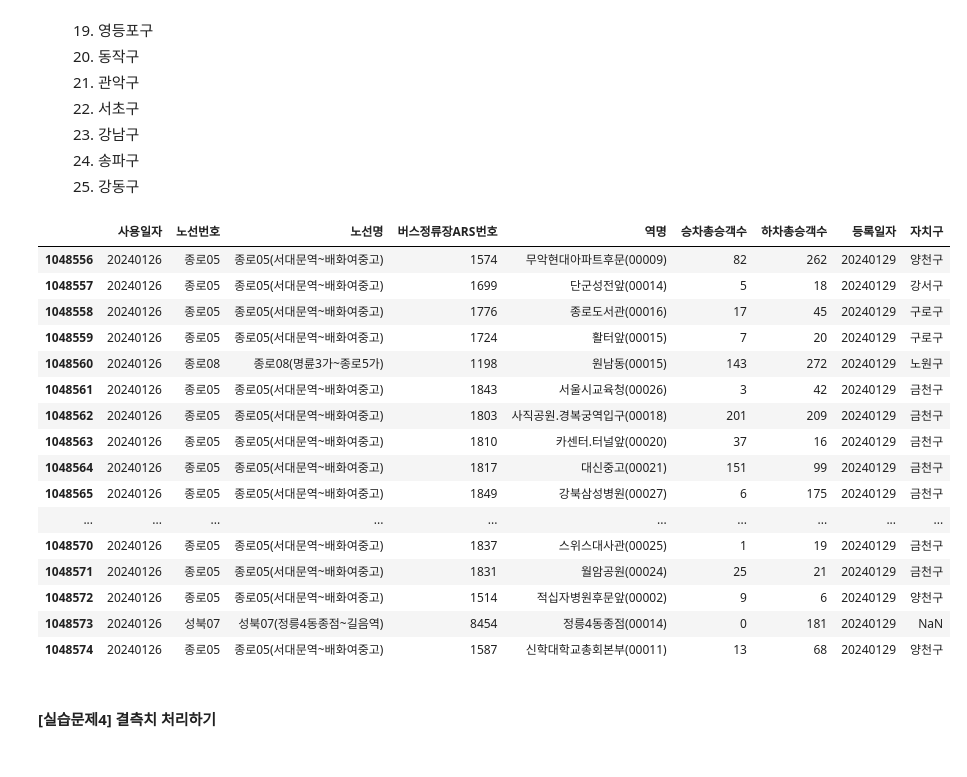
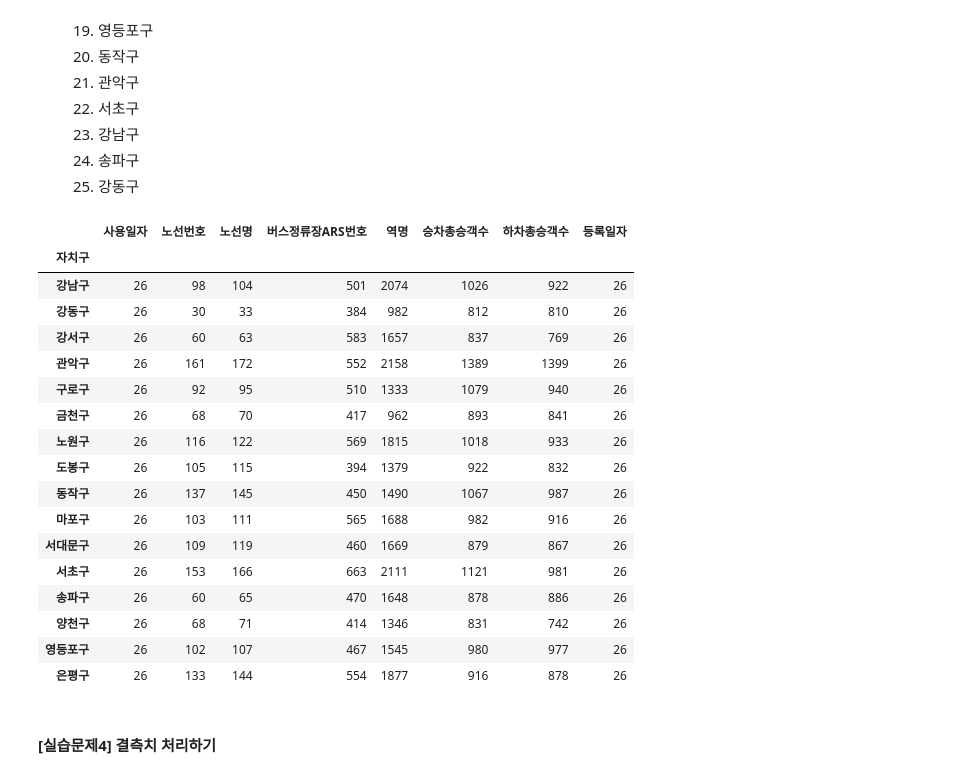
Before and after one commit to hon3538/KT_AIVLE, a Jupyter notebook: 프로젝트/미니 프로젝트 1차/미션1.1 구별 버스정류장 분석_에이블러용.ipynb, the cells around one changed output. Saved outputs shown, nothing was run; the diff lists cells and outputs as text; code cells hidden in the pictures.

```diff
--- a/프로젝트/미니 프로젝트 1차/미션1.1 구별 버스정류장 분석_에이블러용.ipynb
+++ b/프로젝트/미니 프로젝트 1차/미션1.1 구별 버스정류장 분석_에이블러용.ipynb
@@ -207,25 +199,27 @@ bus_station['자치구'] = bus_station['자치구'].map({
 # %%
 # 아래에 실습코드를 작성하고 결과를 확인합니다.
 # tail(10)
 bus_station.tail(19)
+bus_station.groupby('자치구').nunique()
 # %% [output]
-|  | 사용일자 | 노선번호 | 노선명 | 버스정류장ARS번호 | 역명 | 승차총승객수 | 하차총승객수 | 등록일자 | 자치구 |
-| 1048556 | 20240126 | 종로05 | 종로05(서대문역~배화여중고) | 1574 | 무악현대아파트후문(00009) | 82 | 262 | 20240129 | 양천구 |
-| 1048557 | 20240126 | 종로05 | 종로05(서대문역~배화여중고) | 1699 | 단군성전앞(00014) | 5 | 18 | 20240129 | 강서구 |
-| 1048558 | 20240126 | 종로05 | 종로05(서대문역~배화여중고) | 1776 | 종로도서관(00016) | 17 | 45 | 20240129 | 구로구 |
-| 1048559 | 20240126 | 종로05 | 종로05(서대문역~배화여중고) | 1724 | 활터앞(00015) | 7 | 20 | 20240129 | 구로구 |
-| 1048560 | 20240126 | 종로08 | 종로08(명륜3가~종로5가) | 1198 | 원남동(00015) | 143 | 272 | 20240129 | 노원구 |
-| 1048561 | 20240126 | 종로05 | 종로05(서대문역~배화여중고) | 1843 | 서울시교육청(00026) | 3 | 42 | 20240129 | 금천구 |
-| 1048562 | 20240126 | 종로05 | 종로05(서대문역~배화여중고) | 1803 | 사직공원.경복궁역입구(00018) | 201 | 209 | 20240129 | 금천구 |
-| 1048563 | 20240126 | 종로05 | 종로05(서대문역~배화여중고) | 1810 | 카센터.터널앞(00020) | 37 | 16 | 20240129 | 금천구 |
-| 1048564 | 20240126 | 종로05 | 종로05(서대문역~배화여중고) | 1817 | 대신중고(00021) | 151 | 99 | 20240129 | 금천구 |
-| 1048565 | 20240126 | 종로05 | 종로05(서대문역~배화여중고) | 1849 | 강북삼성병원(00027) | 6 | 175 | 20240129 | 금천구 |
-| ... | ... | ... | ... | ... | ... | ... | ... | ... | ... |
-| 1048570 | 20240126 | 종로05 | 종로05(서대문역~배화여중고) | 1837 | 스위스대사관(00025) | 1 | 19 | 20240129 | 금천구 |
-| 1048571 | 20240126 | 종로05 | 종로05(서대문역~배화여중고) | 1831 | 월암공원(00024) | 25 | 21 | 20240129 | 금천구 |
-| 1048572 | 20240126 | 종로05 | 종로05(서대문역~배화여중고) | 1514 | 적십자병원후문앞(00002) | 9 | 6 | 20240129 | 양천구 |
-| 1048573 | 20240126 | 성북07 | 성북07(정릉4동종점~길음역) | 8454 | 정릉4동종점(00014) | 0 | 181 | 20240129 | NaN |
-| 1048574 | 20240126 | 종로05 | 종로05(서대문역~배화여중고) | 1587 | 신학대학교총회본부(00011) | 13 | 68 | 20240129 | 양천구 |
+|  | 사용일자 | 노선번호 | 노선명 | 버스정류장ARS번호 | 역명 | 승차총승객수 | 하차총승객수 | 등록일자 |
+| 자치구 |  |  |  |  |  |  |  |  |
+| 강남구 | 26 | 98 | 104 | 501 | 2074 | 1026 | 922 | 26 |
+| 강동구 | 26 | 30 | 33 | 384 | 982 | 812 | 810 | 26 |
+| 강서구 | 26 | 60 | 63 | 583 | 1657 | 837 | 769 | 26 |
+| 관악구 | 26 | 161 | 172 | 552 | 2158 | 1389 | 1399 | 26 |
+| 구로구 | 26 | 92 | 95 | 510 | 1333 | 1079 | 940 | 26 |
+| 금천구 | 26 | 68 | 70 | 417 | 962 | 893 | 841 | 26 |
+| 노원구 | 26 | 116 | 122 | 569 | 1815 | 1018 | 933 | 26 |
+| 도봉구 | 26 | 105 | 115 | 394 | 1379 | 922 | 832 | 26 |
+| 동작구 | 26 | 137 | 145 | 450 | 1490 | 1067 | 987 | 26 |
+| 마포구 | 26 | 103 | 111 | 565 | 1688 | 982 | 916 | 26 |
+| 서대문구 | 26 | 109 | 119 | 460 | 1669 | 879 | 867 | 26 |
+| 서초구 | 26 | 153 | 166 | 663 | 2111 | 1121 | 981 | 26 |
+| 송파구 | 26 | 60 | 65 | 470 | 1648 | 878 | 886 | 26 |
+| 양천구 | 26 | 68 | 71 | 414 | 1346 | 831 | 742 | 26 |
+| 영등포구 | 26 | 102 | 107 | 467 | 1545 | 980 | 977 | 26 |
+| 은평구 | 26 | 133 | 144 | 554 | 1877 | 916 | 878 | 26 |
 # %% [markdown]
 #### [실습문제4] 결측치 처리하기
 # %%
```
Also changed, not shown: parts of 2 cells of this notebook, 4 other files.
